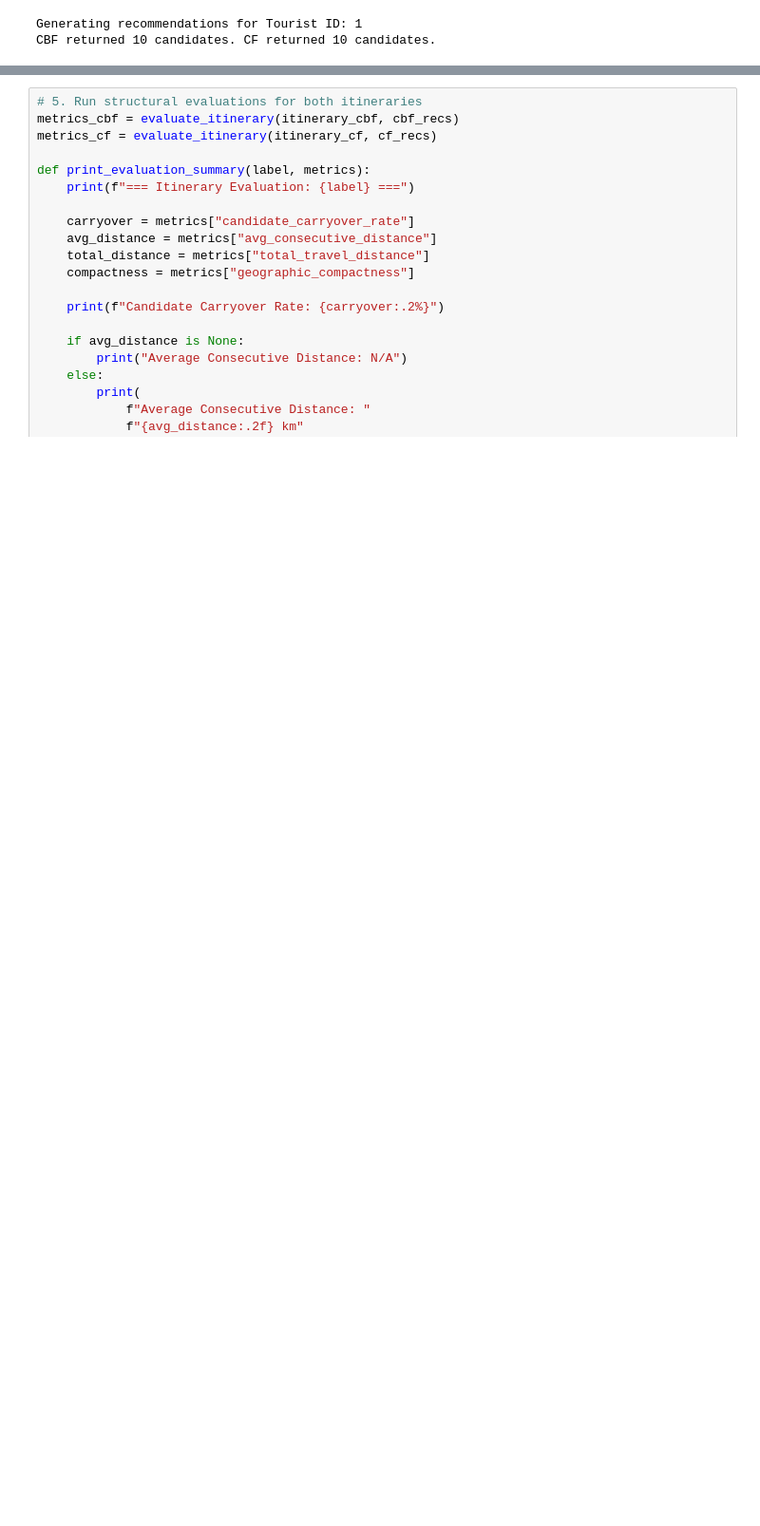
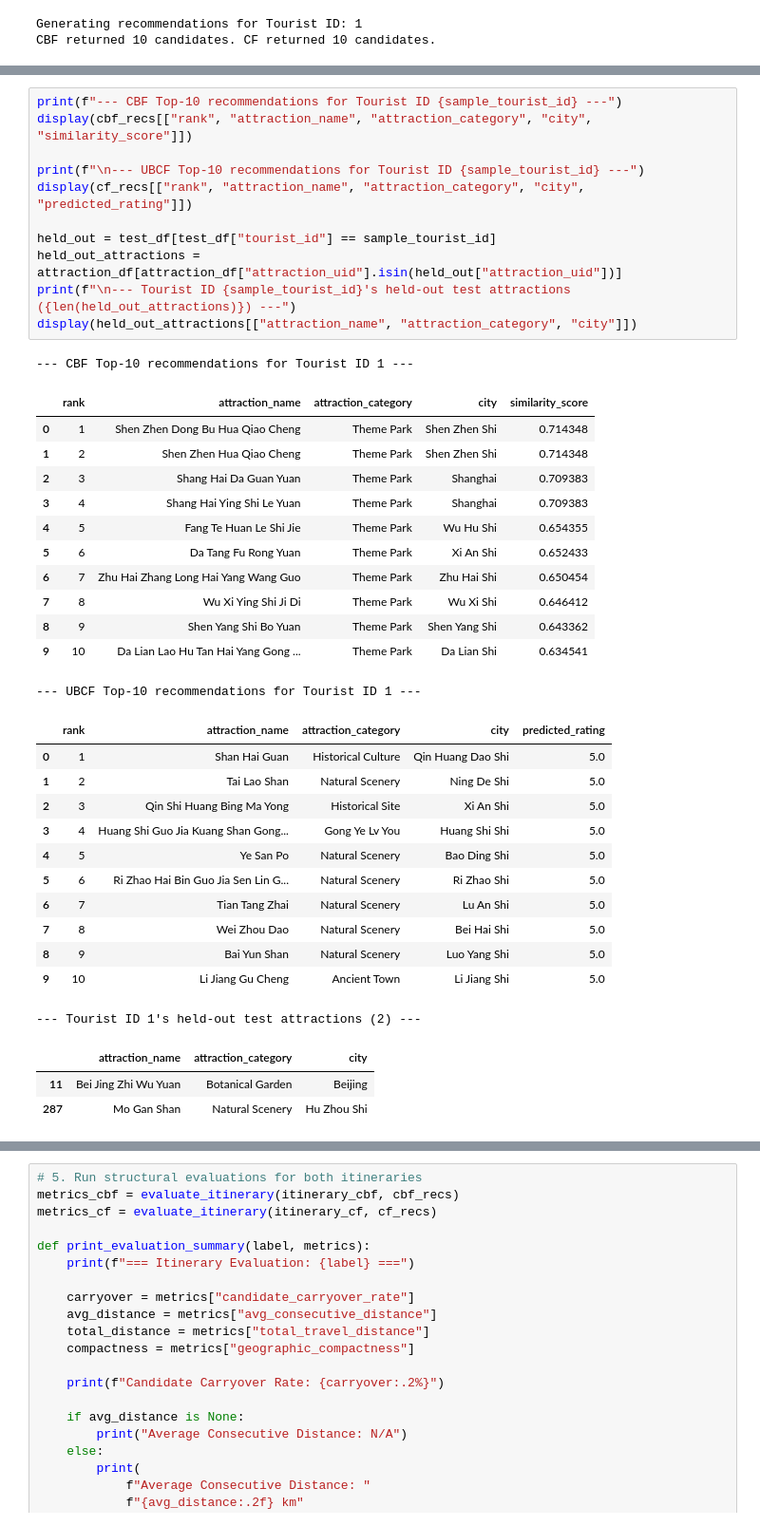
Before and after one commit to ss3-3/travel-recommender, a Jupyter notebook: notebooks/05_evaluation.ipynb, the cells around one changed output, grey strips where cells are left out. Shown at 95% size. Drawn from its saved outputs; the diff is of its cells as text; blank space fills up the shorter version.

```diff
--- a/notebooks/05_evaluation.ipynb
+++ b/notebooks/05_evaluation.ipynb
@@ -236,3 +294,43 @@ CBF returned 10 candidates. CF returned 10 candidates.
+# %%
+print(f"--- CBF Top-10 recommendations for Tourist ID {sample_tourist_id} ---")
+display(cbf_recs[["rank", "attraction_name", "attraction_category", "city", "similarity_score"]])
+
+print(f"\n--- UBCF Top-10 recommendations for Tourist ID {sample_tourist_id} ---")
+display(cf_recs[["rank", "attraction_name", "attraction_category", "city", "predicted_rating"]])
+
+held_out = test_df[test_df["tourist_id"] == sample_tourist_id]
+held_out_attractions = attraction_df[attraction_df["attraction_uid"].isin(held_out["attraction_uid"])]
+print(f"\n--- Tourist ID {sample_tourist_id}'s held-out test attractions ({len(held_out_attractions)}) ---")
+display(held_out_attractions[["attraction_name", "attraction_category", "city"]])
+# %% [output]
+--- CBF Top-10 recommendations for Tourist ID 1 ---
+|  | rank | attraction_name | attraction_category | city | similarity_score |
+| 0 | 1 | Shen Zhen Dong Bu Hua Qiao Cheng | Theme Park | Shen Zhen Shi | 0.714348 |
+| 1 | 2 | Shen Zhen Hua Qiao Cheng | Theme Park | Shen Zhen Shi | 0.714348 |
+| 2 | 3 | Shang Hai Da Guan Yuan | Theme Park | Shanghai | 0.709383 |
+| 3 | 4 | Shang Hai Ying Shi Le Yuan | Theme Park | Shanghai | 0.709383 |
+| 4 | 5 | Fang Te Huan Le Shi Jie | Theme Park | Wu Hu Shi | 0.654355 |
+| 5 | 6 | Da Tang Fu Rong Yuan | Theme Park | Xi An Shi | 0.652433 |
+| 6 | 7 | Zhu Hai Zhang Long Hai Yang Wang Guo | Theme Park | Zhu Hai Shi | 0.650454 |
+| 7 | 8 | Wu Xi Ying Shi Ji Di | Theme Park | Wu Xi Shi | 0.646412 |
+| 8 | 9 | Shen Yang Shi Bo Yuan | Theme Park | Shen Yang Shi | 0.643362 |
+| 9 | 10 | Da Lian Lao Hu Tan Hai Yang Gong ... | Theme Park | Da Lian Shi | 0.634541 |
+--- UBCF Top-10 recommendations for Tourist ID 1 ---
+|  | rank | attraction_name | attraction_category | city | predicted_rating |
+| 0 | 1 | Shan Hai Guan | Historical Culture | Qin Huang Dao Shi | 5.0 |
+| 1 | 2 | Tai Lao Shan | Natural Scenery | Ning De Shi | 5.0 |
+| 2 | 3 | Qin Shi Huang Bing Ma Yong | Historical Site | Xi An Shi | 5.0 |
+| 3 | 4 | Huang Shi Guo Jia Kuang Shan Gong... | Gong Ye Lv You | Huang Shi Shi | 5.0 |
+| 4 | 5 | Ye San Po | Natural Scenery | Bao Ding Shi | 5.0 |
+| 5 | 6 | Ri Zhao Hai Bin Guo Jia Sen Lin G... | Natural Scenery | Ri Zhao Shi | 5.0 |
+| 6 | 7 | Tian Tang Zhai | Natural Scenery | Lu An Shi | 5.0 |
+| 7 | 8 | Wei Zhou Dao | Natural Scenery | Bei Hai Shi | 5.0 |
+| 8 | 9 | Bai Yun Shan | Natural Scenery | Luo Yang Shi | 5.0 |
+| 9 | 10 | Li Jiang Gu Cheng | Ancient Town | Li Jiang Shi | 5.0 |
+--- Tourist ID 1's held-out test attractions (2) ---
+|  | attraction_name | attraction_category | city |
+| 11 | Bei Jing Zhi Wu Yuan | Botanical Garden | Beijing |
+| 287 | Mo Gan Shan | Natural Scenery | Hu Zhou Shi |
 # %%
 # 4. Build itineraries for both recommendation lists
 itinerary_cbf = build_one_day_itinerary(cbf_recs, coordinates_df, requested_destinations)
```
Also changed, not shown: parts of 7 cells of this notebook, 19 other files.
